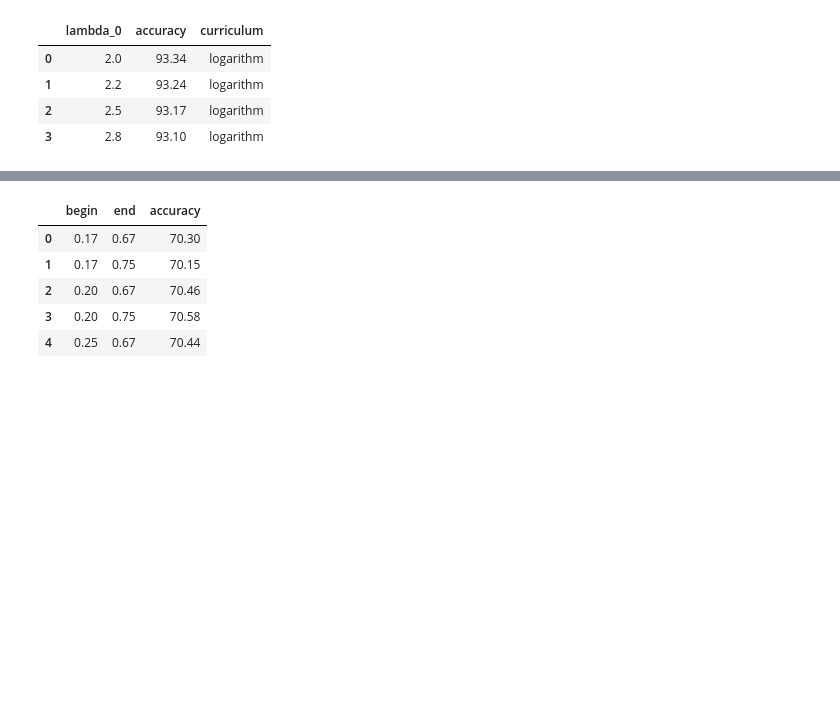
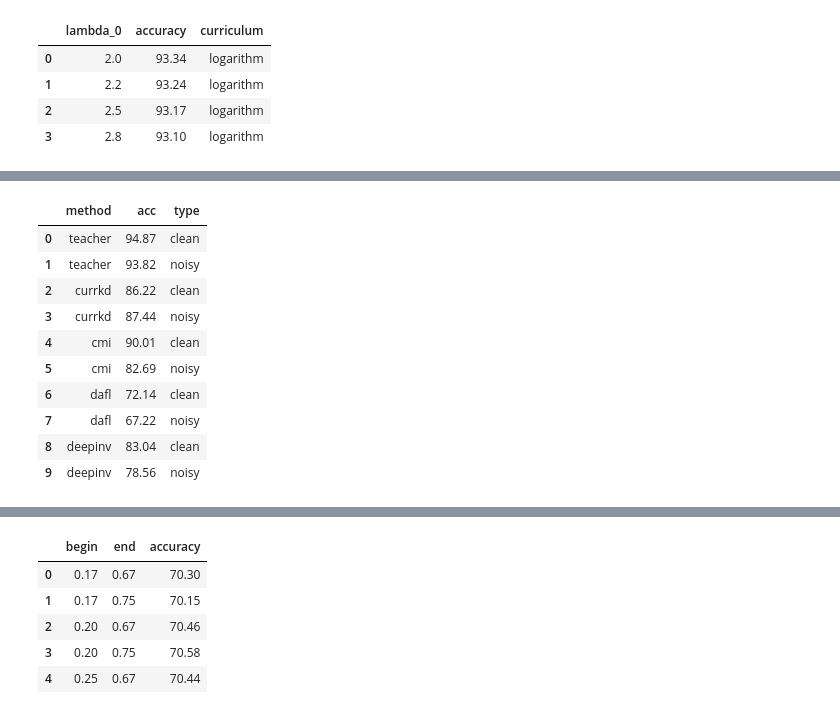
Before and after one commit to ljrprocc/DataFree, a Jupyter notebook: notebooks/Convergence Visualization.ipynb, the cells around one changed output, grey strips where cells are left out. Saved outputs shown, nothing was run; the diff lists cells and outputs as text; code cells hidden in the pictures; blank space fills up the shorter version.

```diff
--- a/notebooks/Convergence Visualization.ipynb
+++ b/notebooks/Convergence Visualization.ipynb
@@ -374,3 +335,24 @@ plt.yticks(y_ticks, fontsize=12)
 plt.savefig('lambda_0.pdf')
 # %% [output]
 [interactive output not drawn]
+# %%
+res_dict_below = {
+    'method': ['teacher', 'teacher', 'currkd', 'currkd', 'cmi', 'cmi', 'dafl', 'dafl', 'deepinv', 'deepinv'],
+    'acc': [94.87, 93.82, 86.22, 87.44, 90.01, 82.69,72.14 , 67.22, 83.04, 78.56],
+    'type': ['clean', 'noisy', 'clean', 'noisy','clean', 'noisy','clean', 'noisy','clean', 'noisy'],
+}
+
+noisy_df = pd.DataFrame(data=res_dict_below)
+noisy_df
+# %% [output]
+|  | method | acc | type |
+| 0 | teacher | 94.87 | clean |
+| 1 | teacher | 93.82 | noisy |
+| 2 | currkd | 86.22 | clean |
+| 3 | currkd | 87.44 | noisy |
+| 4 | cmi | 90.01 | clean |
+| 5 | cmi | 82.69 | noisy |
+| 6 | dafl | 72.14 | clean |
+| 7 | dafl | 67.22 | noisy |
+| 8 | deepinv | 83.04 | clean |
+| 9 | deepinv | 78.56 | noisy |
```
Also changed, not shown: parts of 10 cells of this notebook, 17 other files.
